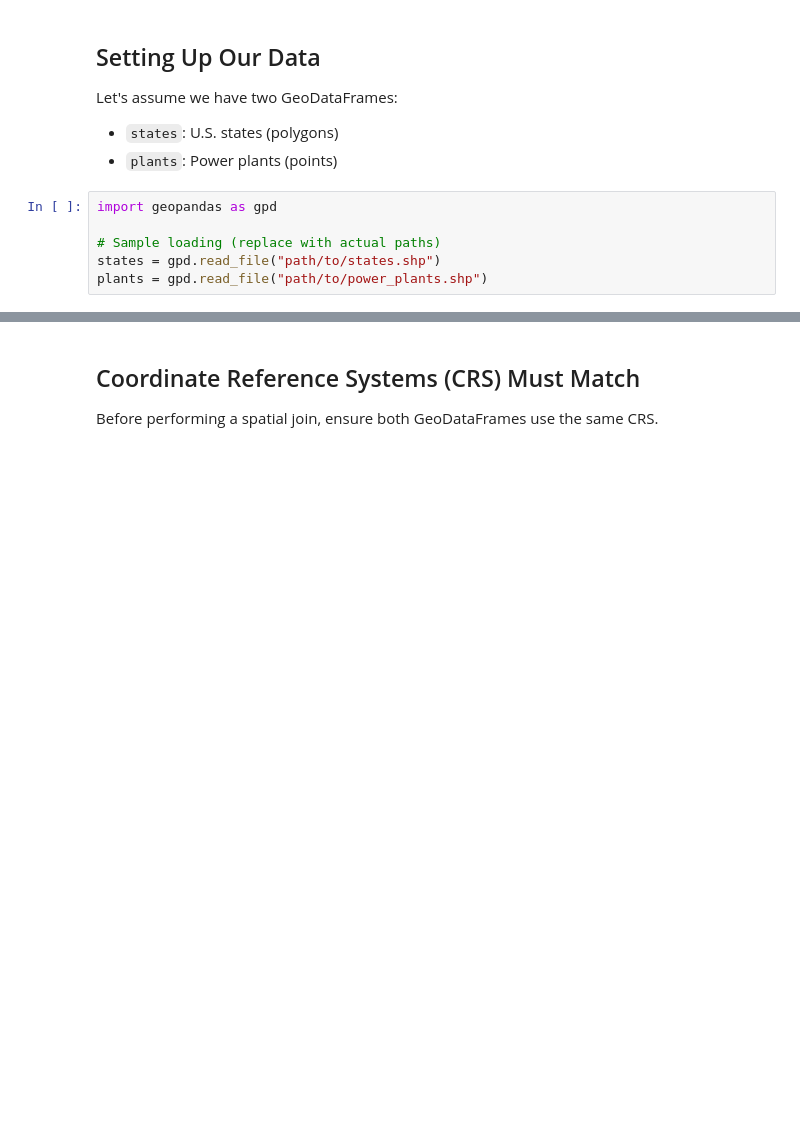
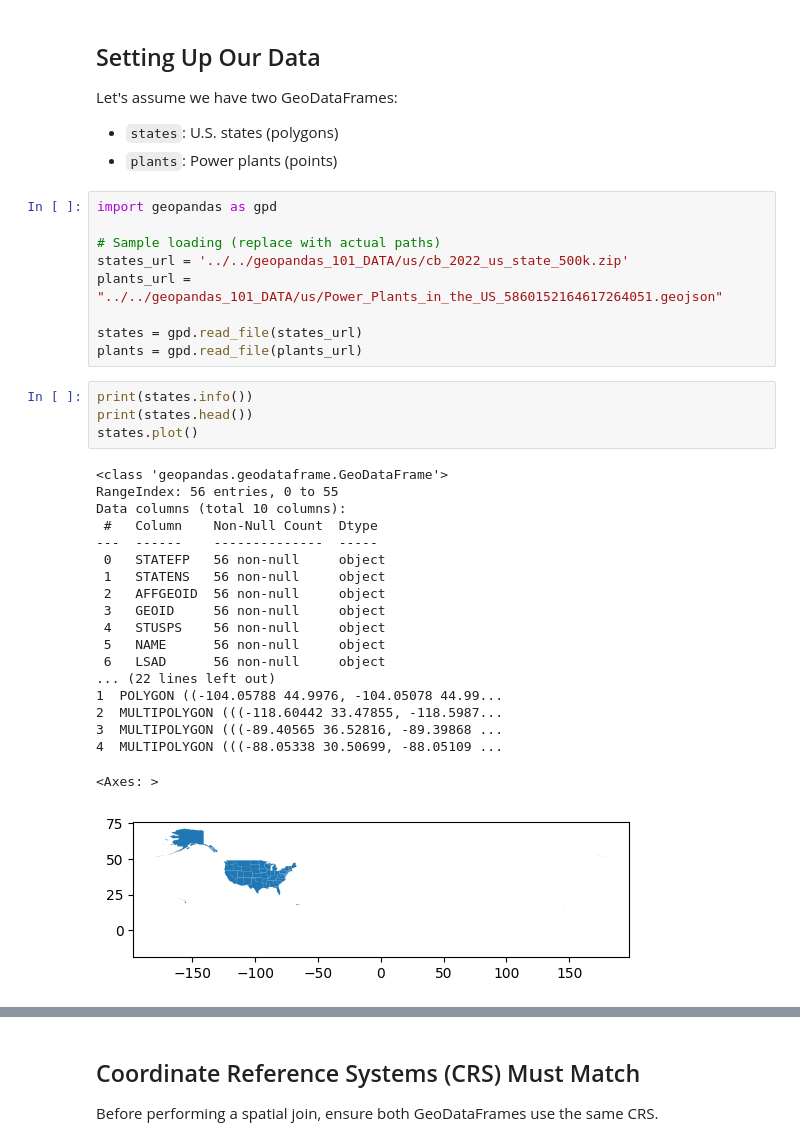
Before and after one commit to mvilla1859/GeoPandas_Basics_20250514, a Jupyter notebook: Soma/11_Spatial_joins.ipynb, the cells around one changed output, grey strips where cells are left out. Drawn from its saved outputs; the diff is of its cells as text; blank space fills up the shorter version.

Commit message:
Added states and powerplants GIS files.

```diff
--- a/Soma/11_Spatial_joins.ipynb
+++ b/Soma/11_Spatial_joins.ipynb
@@ -20,5 +20,32 @@ Let's assume we have two GeoDataFrames:
 import geopandas as gpd
 
 # Sample loading (replace with actual paths)
-states = gpd.read_file("path/to/states.shp")
-plants = gpd.read_file("path/to/power_plants.shp")
+states_url = '../../geopandas_101_DATA/us/cb_2022_us_state_500k.zip'
+plants_url = "../../geopandas_101_DATA/us/Power_Plants_in_the_US_5860152164617264051.geojson"
+
+states = gpd.read_file(states_url)
+plants = gpd.read_file(plants_url)
+# %%
+print(states.info())
+print(states.head())
+states.plot()
+# %% [output]
+<class 'geopandas.geodataframe.GeoDataFrame'>
+RangeIndex: 56 entries, 0 to 55
+Data columns (total 10 columns):
+ #   Column    Non-Null Count  Dtype
+---  ------    --------------  -----
+ 0   STATEFP   56 non-null     object
+ 1   STATENS   56 non-null     object
+ 2   AFFGEOID  56 non-null     object
+ 3   GEOID     56 non-null     object
+ 4   STUSPS    56 non-null     object
+ 5   NAME      56 non-null     object
+ 6   LSAD      56 non-null     object
+... (22 lines left out)
+1  POLYGON ((-104.05788 44.9976, -104.05078 44.99...
+2  MULTIPOLYGON (((-118.60442 33.47855, -118.5987...
+3  MULTIPOLYGON (((-89.40565 36.52816, -89.39868 ...
+4  MULTIPOLYGON (((-88.05338 30.50699, -88.05109 ...
+<Axes: >
+[figure, added]
```
Also changed, not shown: parts of 21 cells of this notebook, 14 other files.
